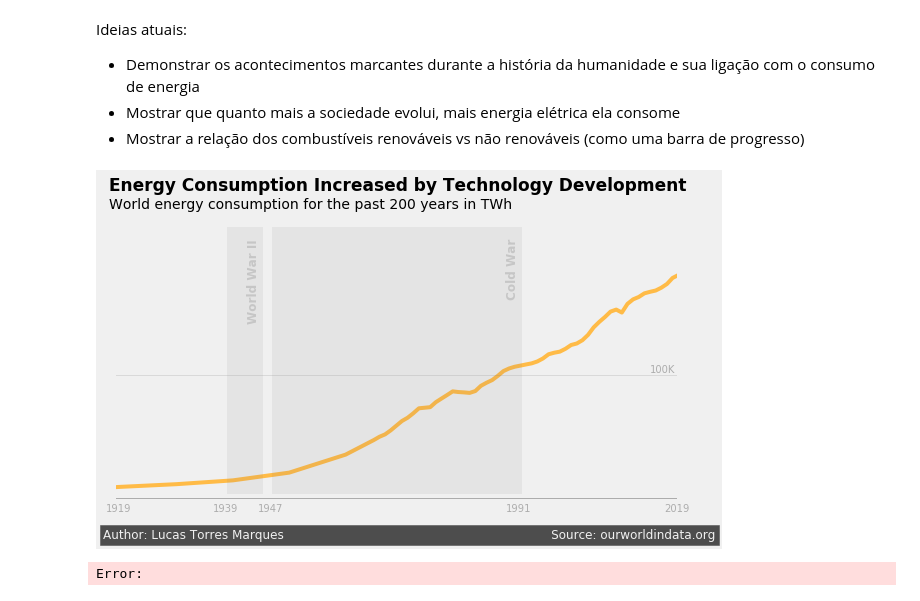
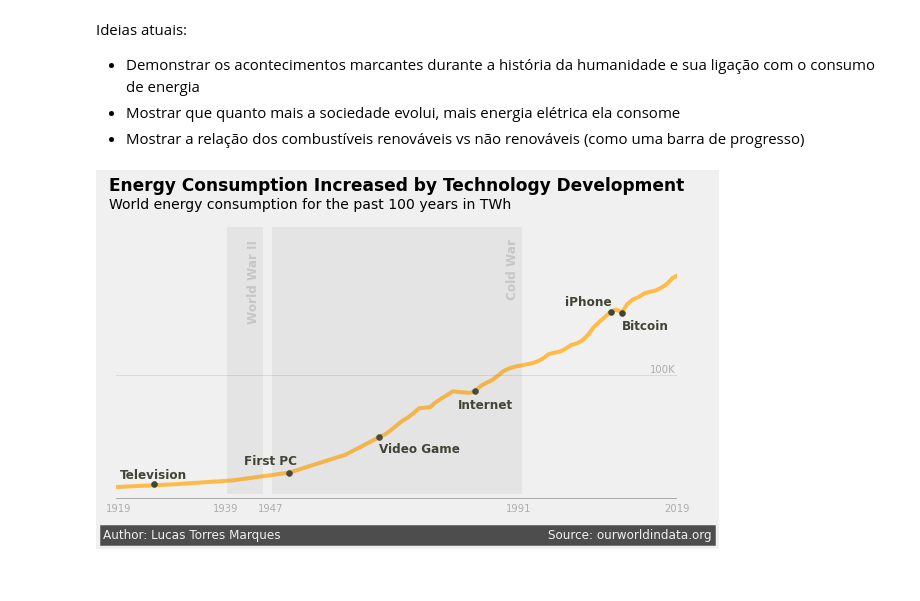
Before and after one commit to Lucastmarques/energy-consumption, a Jupyter notebook: global_energy_consumption.ipynb, the cells around one changed output. Saved outputs shown, nothing was run; the diff lists cells and outputs as text; code cells hidden in the pictures.

Commit message:
feat: finish first graph and add a new one

```diff
--- a/global_energy_consumption.ipynb
+++ b/global_energy_consumption.ipynb
@@ -86,7 +86,7 @@ style.use('fivethirtyeight')
 fig, ax = plt.subplots(figsize=(9,5))
 
 ax.plot(energy_consumption.index, energy_consumption['total'],
-        color='#ffbb47')
+        color='#ffbb47', zorder=0)
 ax.grid(False)
 ax.set_xlim(1919, 2019)
 ax.set_xticklabels([])
@@ -96,33 +96,59 @@ ax.set_yticklabels([])
 ax.axhline(200000, xmin=0.2, xmax=0.263, color='grey', alpha=0.1, lw=510)
 ax.text(1942.5, 140000, 'World War II', fontsize=12, weight='bold',
         color='grey', alpha=0.3, rotation=90)
 ax.axhline(200000, xmin=0.28, xmax=0.723, color='grey', alpha=0.1, lw=510)
 ax.text(1988.5, 157500, 'Cold War', fontsize=12, weight='bold',
         color='grey', alpha=0.3, rotation=90)
 
 # X-axis
 ax.axhline(10000, xmin=0, xmax=1, color='grey', alpha=0.6, lw=1)
 ax.text(1917.5, 0, '1919', fontsize=10, color='grey', alpha=0.6)
 ax.text(1936.5, 0, '1939', fontsize=10, color='grey', alpha=0.6)
 ax.text(1944.5, 0, '1947', fontsize=10, color='grey', alpha=0.6)
 ax.text(1988.5, 0, '1991', fontsize=10, color='grey', alpha=0.6)
 ax.text(2016.5, 0, '2019', fontsize=10, color='grey', alpha=0.6)
 
 # 100,000 TWh support line
 ax.axhline(100000, xmin=0, xmax=1, color='grey', alpha=0.2, lw=1)
 ax.text(2014, 101500, '100K', fontsize=10, color='grey', alpha=0.6)
 
 # Title and subtitle
 ax.text(1918,235000,"Energy Consumption Increased by Technology Development",
         size=17, weight='bold')
-ax.text(1918,222000,"World energy consumption for the past 200 years in TWh")
+ax.text(1918,222000,"World energy consumption for the past 100 years in TWh")
 
 # Credits
 ax.text(1917, -20000, 'Author: Lucas Torres Marques' + ' '*69 + 'Source: ourworldindata.org',
         color = '#f0f0f0', backgroundcolor = '#4d4d4d', size=12)
 
+# Important things in technology history
+points_color = '#414535' #18206F #414535 #686963 #393D3F
+
+# Television Invention
+ax.scatter([1926], 19900, color=points_color)
+ax.text(1920, 24050, 'Television', size=12, color=points_color, weight='bold')
+
+# First PC generation
+ax.scatter([1950], 28516, color=points_color)
+ax.text(1942, 34000, 'First PC', size=12, color=points_color, weight='bold')
+
+# Internet invention
+ax.scatter([1966], 54791, color=points_color)
+ax.text(1966, 43000, 'Video Game', size=12, color=points_color, weight='bold')
+
+# Internet invention
+ax.scatter([1983], 88315, color=points_color)
+ax.text(1980, 75315, 'Internet', size=12, color=points_color, weight='bold')
+
+# iPhone invention
+ax.scatter([2007], 146574, color=points_color)
+ax.text(1999, 151000, 'iPhone', size=12, color=points_color, weight='bold')
+
+# Bitcoin invention
+ax.scatter([2009], 145881, color=points_color)
+ax.text(2009, 133000, 'Bitcoin', size=12, color=points_color, weight='bold')
+
 
 plt.show()
 # %% [output]
-[figure, old version]
+[figure, new version]
-Error:
```
Also changed, not shown: parts of 2 cells of this notebook.
